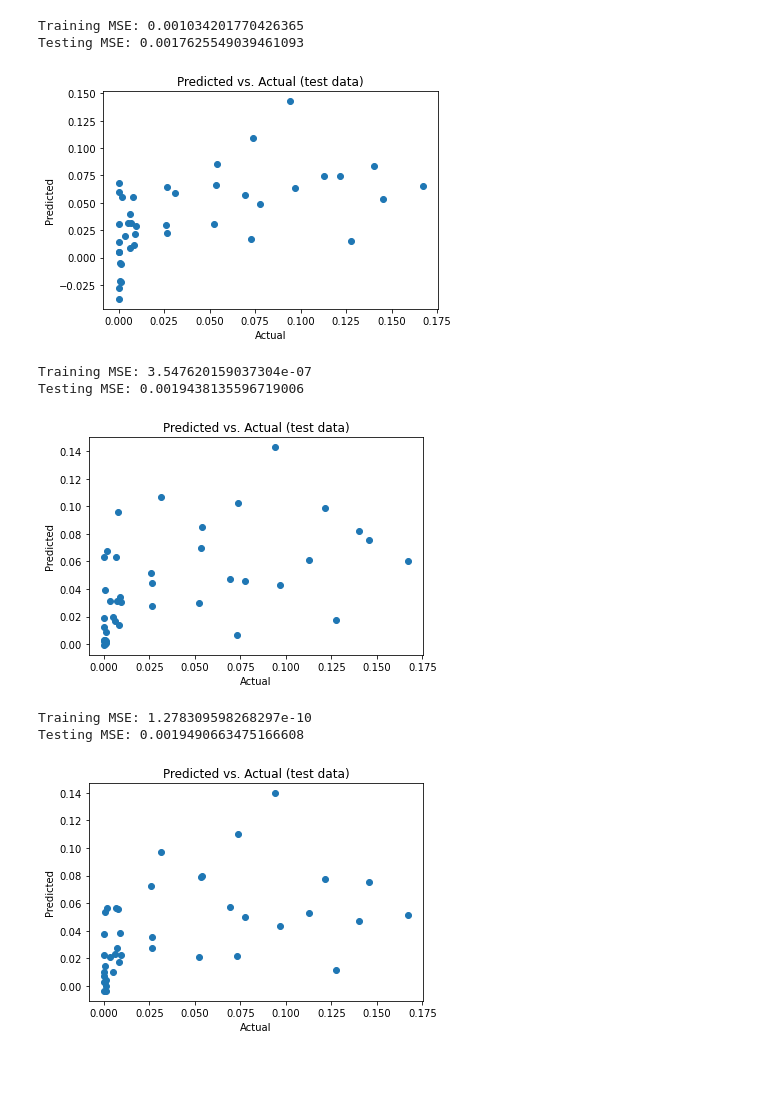
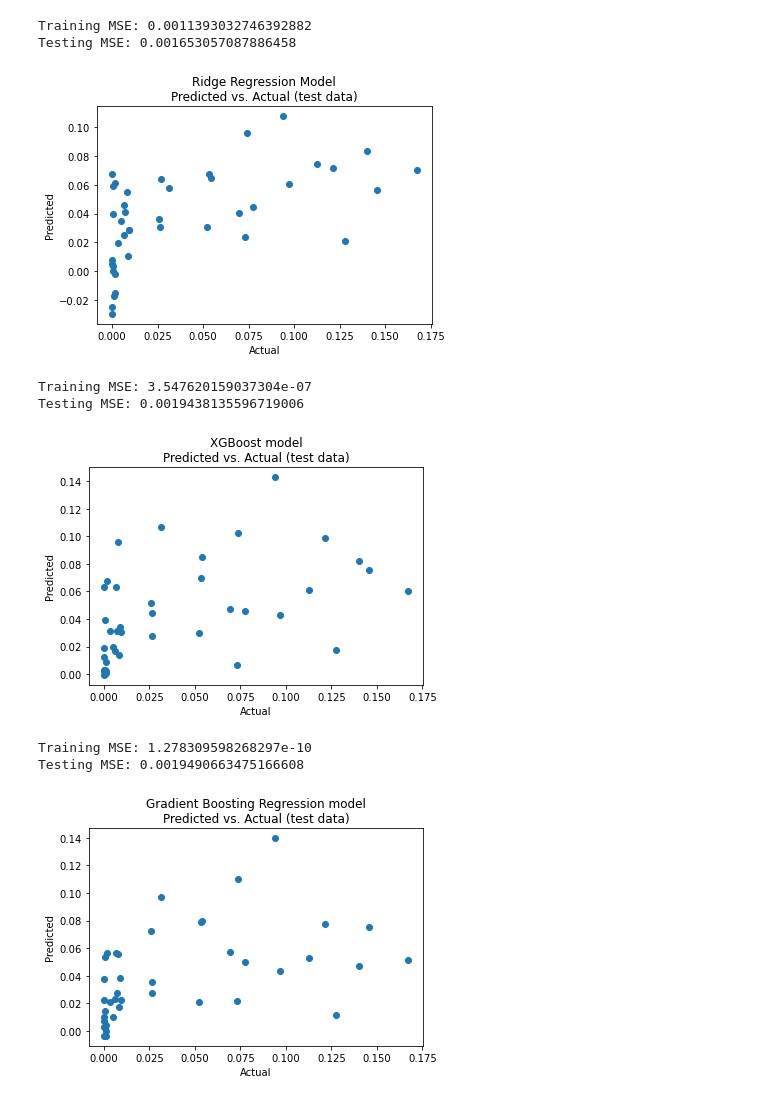
Before and after one commit to maria-jl/BMEN-415, a Jupyter notebook: Models/Regression_Models_Kayla.ipynb, the cells around one changed output. Saved outputs shown, nothing was run; the diff lists cells and outputs as text; code cells hidden in the pictures; blank space fills up the shorter version.

Commit message:
updated plot titles and adjusted ridge regression input parameters

```diff
--- a/Models/Regression_Models_Kayla.ipynb
+++ b/Models/Regression_Models_Kayla.ipynb
@@ -19,28 +19,31 @@ y_test = pd.read_csv(r'C:\Users\14037\Downloads\Biomed 415\Kaylas_Models\BMEN-41
 X_test = pd.read_csv(r'C:\Users\14037\Downloads\Biomed 415\Kaylas_Models\BMEN-415\Data\_split datasets\regression_Xtest.csv')
 # %%
 #Ridge Regression Model
-rr = Ridge()
+
+
+rr = Ridge(alpha=10)
 rr.fit(X_train, y_train)
 
 y_train_pred1 = rr.predict(X_train)
 y_test_pred1 = rr.predict(X_test)
+
 
 print('Training MSE:', mean_squared_error(y_train, y_train_pred1))
 print('Testing MSE:', mean_squared_error(y_test, y_test_pred1))
 
 fig = plt.figure()
 ax1 = fig.add_subplot(111)
 
 plt.scatter(y_test, y_test_pred1)
-plt.title('Predicted vs. Actual (test data)')
+plt.title('Ridge Regression Model\nPredicted vs. Actual (test data)')
 plt.xlabel('Actual')
 plt.ylabel('Predicted')
 
 plt.show()
 # %% [output]
-Training MSE: 0.001034201770426365
-Testing MSE: 0.0017625549039461093
+Training MSE: 0.0011393032746392882
+Testing MSE: 0.001653057087886458
-[figure, old version]
+[figure, new version]
 # %%
 # XGBoost model
 xgb = XGBRegressor(n_estimators=1000, learning_rate=0.05, random_state=42)
@@ -56,7 +59,7 @@ fig = plt.figure()
 ax1 = fig.add_subplot(111)
 
 plt.scatter(y_test, y_test_pred2)
-plt.title('Predicted vs. Actual (test data)')
+plt.title('XGBoost model\nPredicted vs. Actual (test data)')
 plt.xlabel('Actual')
 plt.ylabel('Predicted')
 
@@ -64,7 +67,7 @@ plt.show()
 # %% [output]
 Training MSE: 3.547620159037304e-07
 Testing MSE: 0.0019438135596719006
-[figure, old version]
+[figure, new version]
 # %%
 # Gradient Boosting Regression model
 gbr = GradientBoostingRegressor(n_estimators=1000, learning_rate=0.05, random_state=42)
@@ -80,7 +83,7 @@ fig = plt.figure()
 ax1 = fig.add_subplot(111)
 
 plt.scatter(y_test, y_test_pred3)
-plt.title('Predicted vs. Actual (test data)')
+plt.title('Gradient Boosting Regression model\nPredicted vs. Actual (test data)')
 plt.xlabel('Actual')
 plt.ylabel('Predicted')
 
@@ -88,4 +91,4 @@ plt.show()
 # %% [output]
 Training MSE: 1.278309598268297e-10
 Testing MSE: 0.0019490663475166608
-[figure, old version]
+[figure, new version]
```
